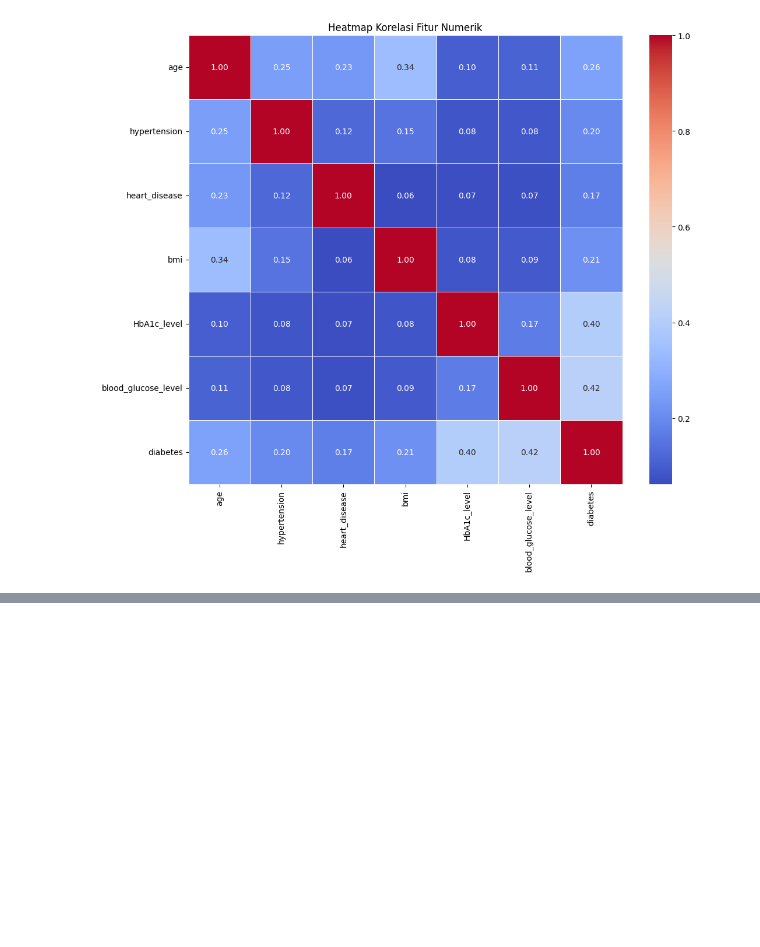
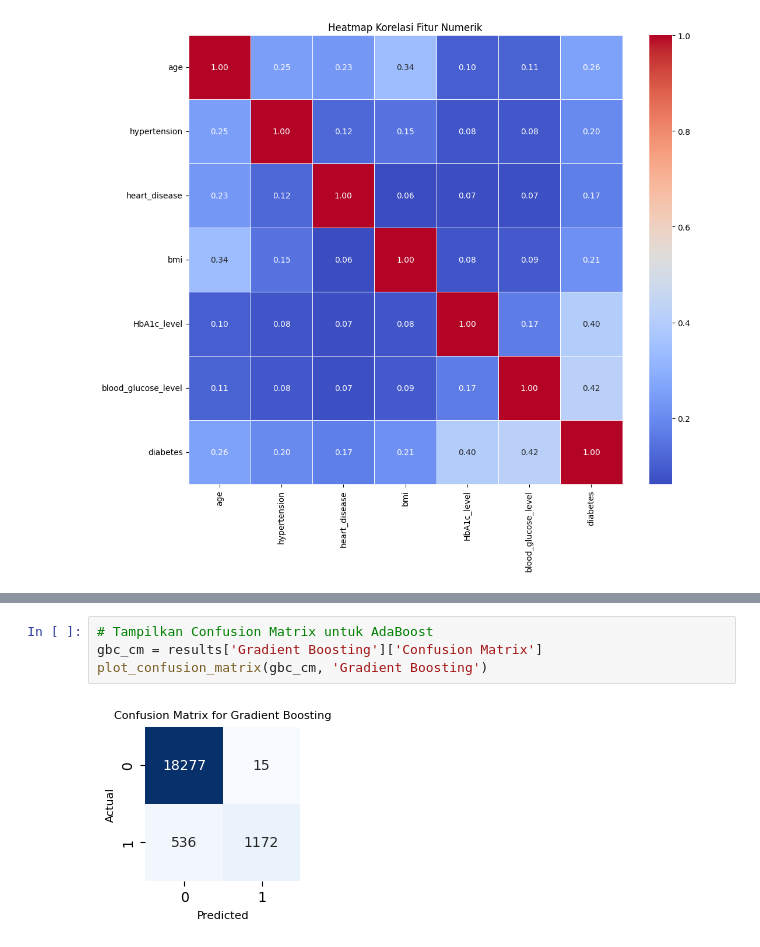
Before and after one commit to aprizal543/Prediksi_DiabetesV2, a Jupyter notebook: Prediks_DiabetesV2.ipynb, the cells around one changed output, grey strips where cells are left out. Drawn from its saved outputs; the diff is of its cells as text; blank space fills up the shorter version.

```diff
--- a/Prediks_DiabetesV2.ipynb
+++ b/Prediks_DiabetesV2.ipynb
@@ -116,0 +292,6 @@ plt.show()
+# %%
+# Tampilkan Confusion Matrix untuk AdaBoost
+gbc_cm = results['Gradient Boosting']['Confusion Matrix']
+plot_confusion_matrix(gbc_cm, 'Gradient Boosting')
+# %% [output]
+[figure, added]
```
Also changed, not shown: parts of 17 cells of this notebook.
